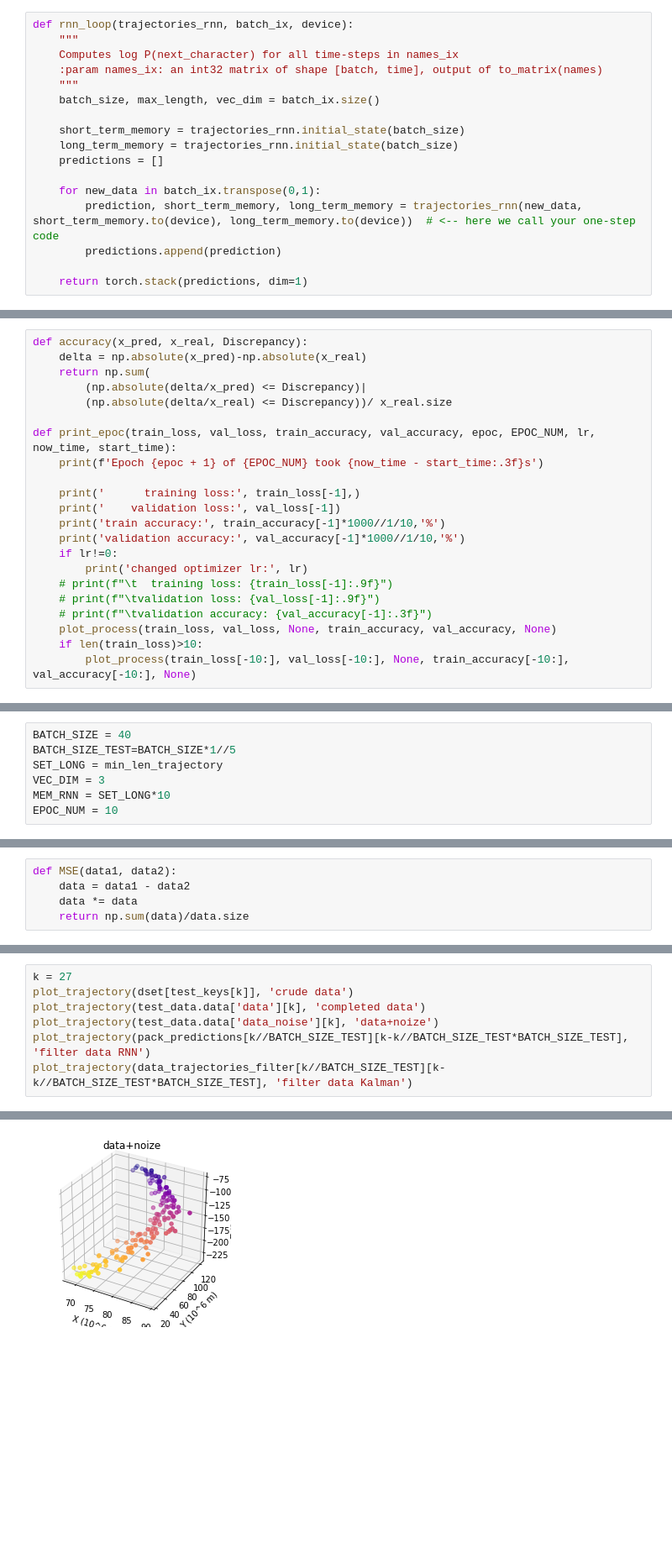
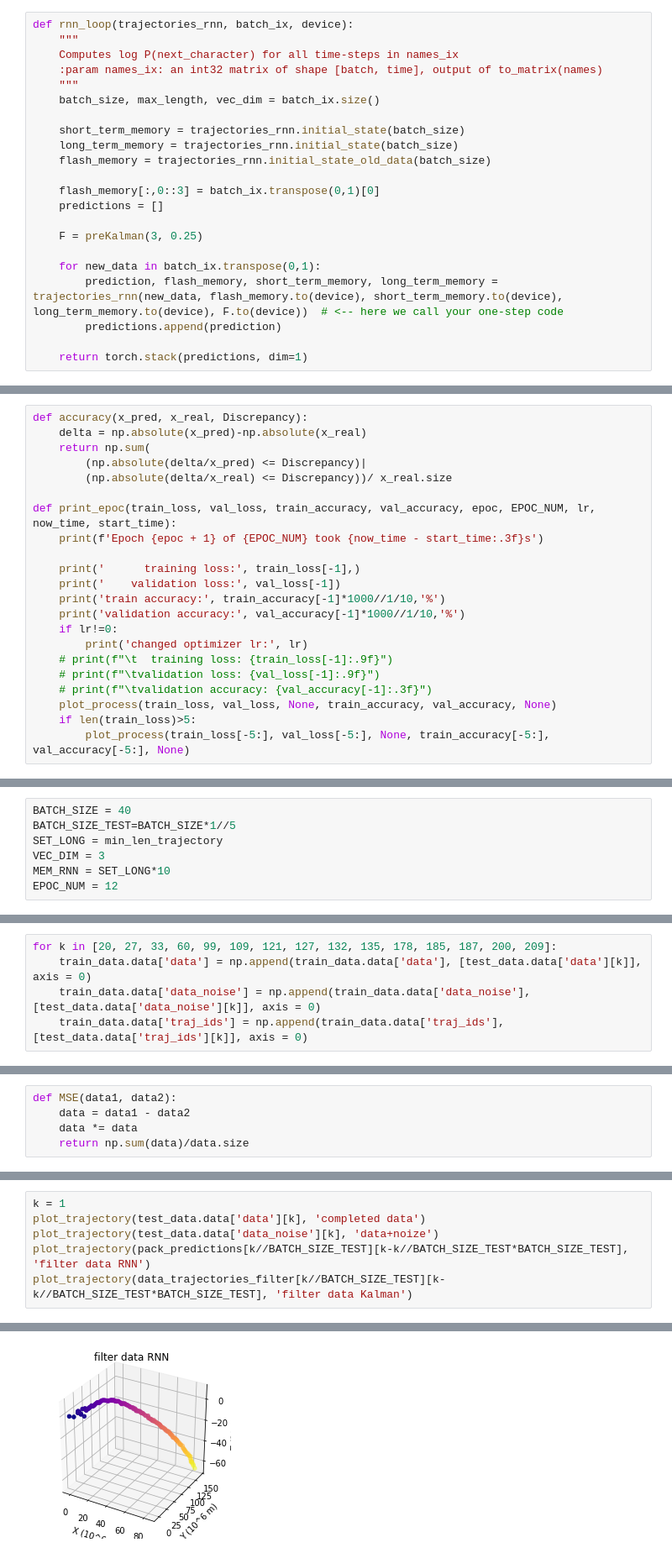
Before and after one commit to dart9905/coursework, a Jupyter notebook: KalmanNN/KalmanNN.ipynb, the cells around one changed output, grey strips where cells are left out. Shown at 84% size. Cells and saved outputs as stored; diff of their text form; blank space fills up the shorter version.

```diff
--- a/KalmanNN/KalmanNN.ipynb
+++ b/KalmanNN/KalmanNN.ipynb
@@ -435,10 +465,15 @@ def rnn_loop(trajectories_rnn, batch_ix, device):
 
     short_term_memory = trajectories_rnn.initial_state(batch_size)
     long_term_memory = trajectories_rnn.initial_state(batch_size)
+    flash_memory = trajectories_rnn.initial_state_old_data(batch_size)
+
+    flash_memory[:,0::3] = batch_ix.transpose(0,1)[0]
     predictions = []
 
+    F = preKalman(3, 0.25)
+
     for new_data in batch_ix.transpose(0,1):
-        prediction, short_term_memory, long_term_memory = trajectories_rnn(new_data, short_term_memory.to(device), long_term_memory.to(device))  # <-- here we call your one-step code
+        prediction, flash_memory, short_term_memory, long_term_memory = trajectories_rnn(new_data, flash_memory.to(device), short_term_memory.to(device), long_term_memory.to(device), F.to(device))  # <-- here we call your one-step code
         predictions.append(prediction)
 
     return torch.stack(predictions, dim=1)
@@ -464,8 +499,8 @@ def print_epoc(train_loss, val_loss, train_accuracy, val_accuracy, epoc, EPOC_NU
     # print(f"\tvalidation loss: {val_loss[-1]:.9f}")
     # print(f"\tvalidation accuracy: {val_accuracy[-1]:.3f}")
     plot_process(train_loss, val_loss, None, train_accuracy, val_accuracy, None)
-    if len(train_loss)>10:
-        plot_process(train_loss[-10:], val_loss[-10:], None, train_accuracy[-10:], val_accuracy[-10:], None)
+    if len(train_loss)>5:
+        plot_process(train_loss[-5:], val_loss[-5:], None, train_accuracy[-5:], val_accuracy[-5:], None)
 # %%
 def traning_fun(trajectories_rnn, criterion, opt, train_dl, val_dl, train_loss, val_loss, train_accuracy, val_accuracy, Discrepancy, EPOC_NUM, device, draw: bool = False):
 
@@ -712,7 +746,7 @@ BATCH_SIZE_TEST=BATCH_SIZE*1//5
 SET_LONG = min_len_trajectory
 VEC_DIM = 3
 MEM_RNN = SET_LONG*10
-EPOC_NUM = 10
+EPOC_NUM = 12
 # %%
 train_data = create_dataset(
     dset,
@@ -763,6 +797,11 @@ Total trajectory parts: 237
 Each: 162 observed = 162 points in total
 Each point contains 3 variables
 Data mean:\n[ 38.963  59.589 -42.729]\nData std:\n[31.39  46.182 50.044]
+# %%
+for k in [20, 27, 33, 60, 99, 109, 121, 127, 132, 135, 178, 185, 187, 200, 209]:
+    train_data.data['data'] = np.append(train_data.data['data'], [test_data.data['data'][k]], axis = 0)
+    train_data.data['data_noise'] = np.append(train_data.data['data_noise'],[test_data.data['data_noise'][k]], axis = 0)
+    train_data.data['traj_ids'] = np.append(train_data.data['traj_ids'], [test_data.data['traj_ids'][k]], axis = 0)
 # %%
 train_dl = DataLoader(
     train_data,
@@ -983,6 +1061,5 @@ mean accuracy kalman 74.0 %
 # %%
-k = 27
-plot_trajectory(dset[test_keys[k]], 'crude data')
+k = 1
 plot_trajectory(test_data.data['data'][k], 'completed data')
 plot_trajectory(test_data.data['data_noise'][k], 'data+noize')
 plot_trajectory(pack_predictions[k//BATCH_SIZE_TEST][k-k//BATCH_SIZE_TEST*BATCH_SIZE_TEST], 'filter data RNN')
@@ -993 +1070 @@ plot_trajectory(data_trajectories_filter[k//BATCH_SIZE_TEST][k-k//BATCH_SIZE_TES
-[figure, old version]
+[figure, new version]
```
Also changed, not shown: parts of 13 cells of this notebook, 2 other files.
